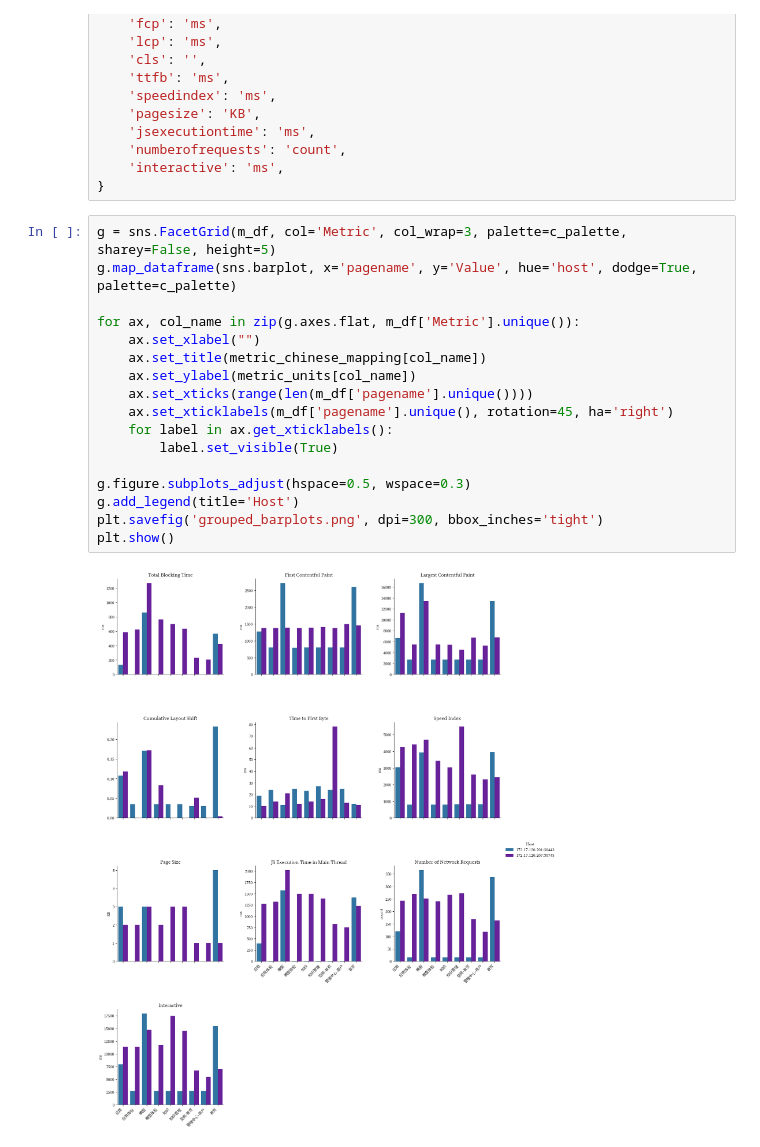
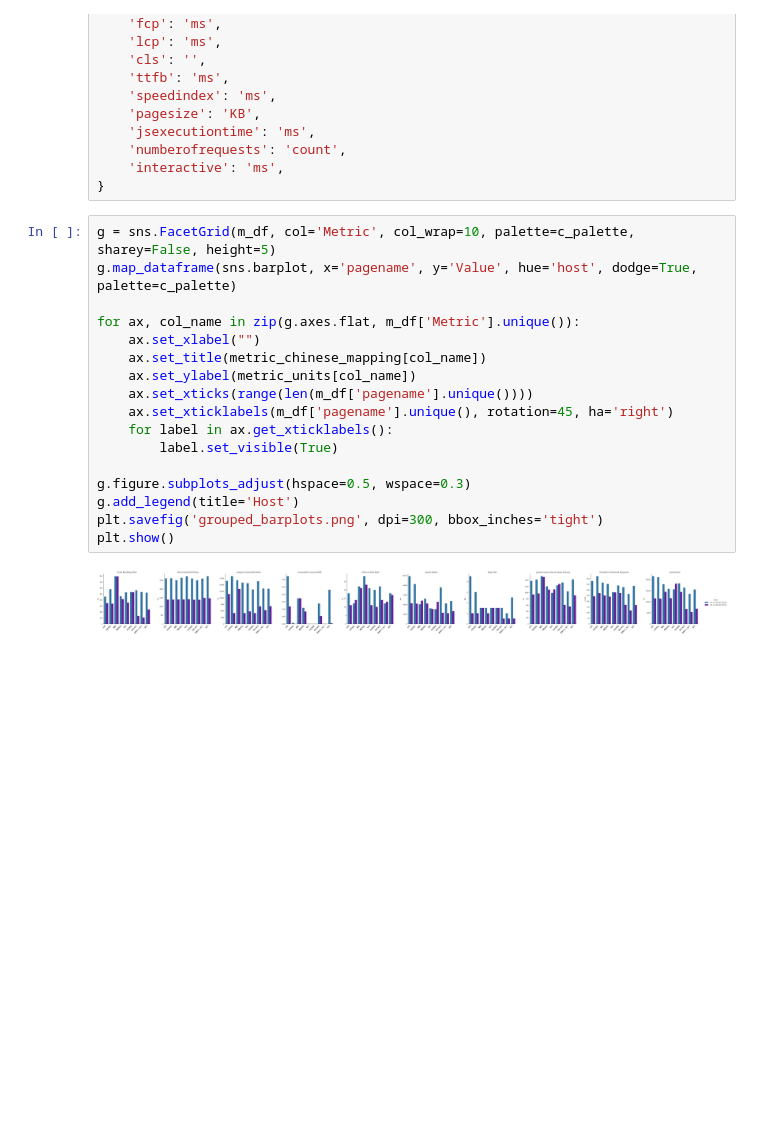
Before and after one commit to Robert-CPX/ML-DTC, a Jupyter notebook: sophon-test/fe-test.ipynb, the cells around one changed output. Saved outputs shown, nothing was run; the diff lists cells and outputs as text; blank space fills up the shorter version.

```diff
--- a/sophon-test/fe-test.ipynb
+++ b/sophon-test/fe-test.ipynb
@@ -180,21 +180,21 @@ metric_units = {
     'interactive': 'ms',
 }
 # %%
-g = sns.FacetGrid(m_df, col='Metric', col_wrap=3, palette=c_palette, sharey=False, height=5)
+g = sns.FacetGrid(m_df, col='Metric', col_wrap=10, palette=c_palette, sharey=False, height=5)
 g.map_dataframe(sns.barplot, x='pagename', y='Value', hue='host', dodge=True, palette=c_palette)
 
 for ax, col_name in zip(g.axes.flat, m_df['Metric'].unique()):
     ax.set_xlabel("")
     ax.set_title(metric_chinese_mapping[col_name])
     ax.set_ylabel(metric_units[col_name])
     ax.set_xticks(range(len(m_df['pagename'].unique())))
     ax.set_xticklabels(m_df['pagename'].unique(), rotation=45, ha='right')
     for label in ax.get_xticklabels():
         label.set_visible(True)
 
 g.figure.subplots_adjust(hspace=0.5, wspace=0.3)
 g.add_legend(title='Host')
 plt.savefig('grouped_barplots.png', dpi=300, bbox_inches='tight')
 plt.show()
 # %% [output]
-[figure, old version]
+[figure, new version]
```
Also changed, not shown: parts of 5 cells of this notebook, 1 other file.
